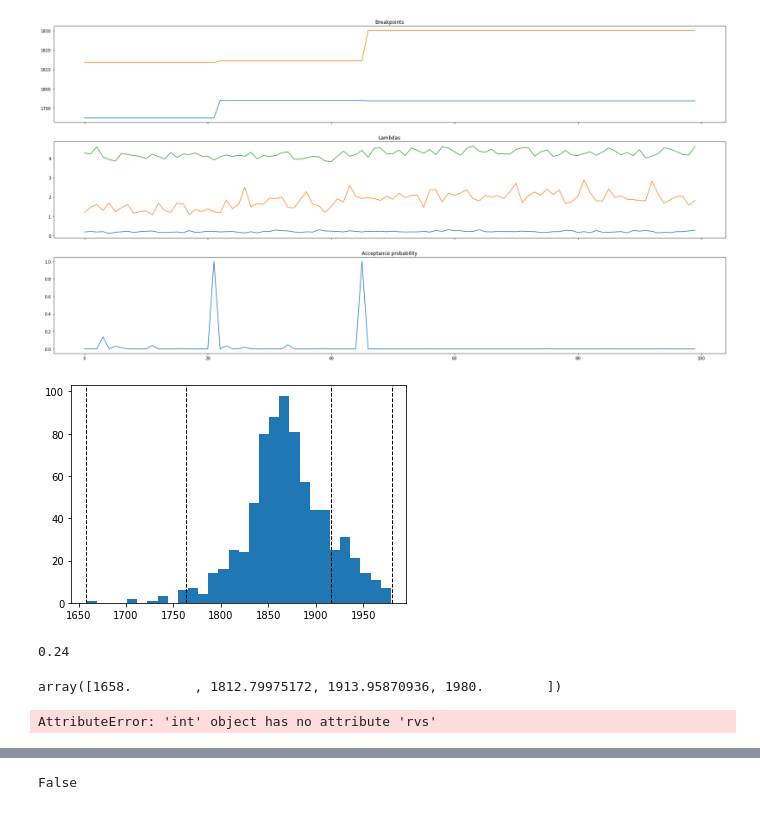
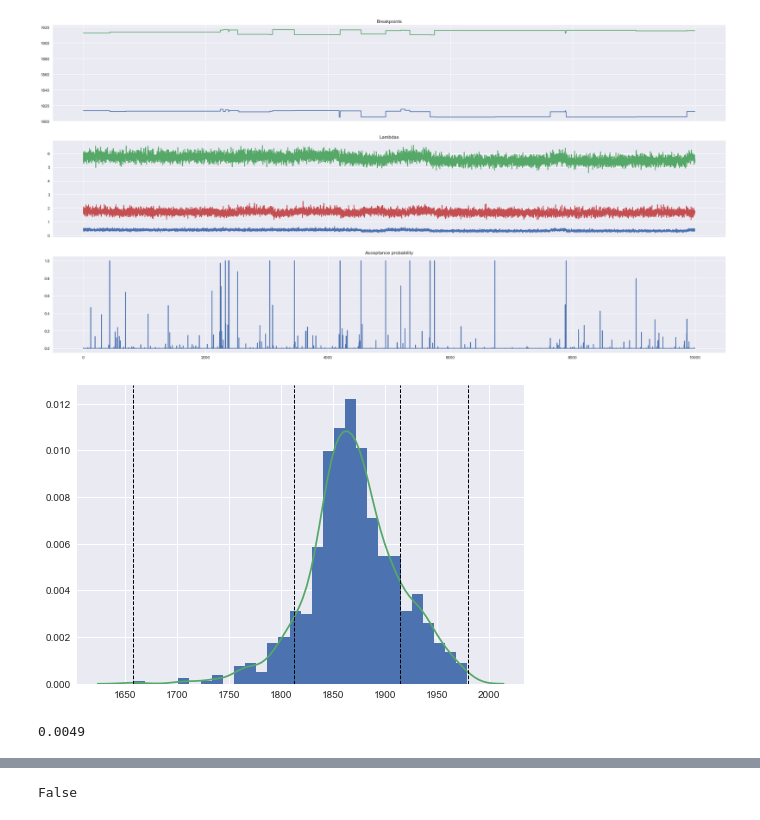
Before and after one commit to sleipner42/LP32020, a Jupyter notebook: monte-carlo/HA 3/MCMC.ipynb, the cells around one changed output, grey strips where cells are left out. Cells and saved outputs as stored; diff of their text form; code cells hidden in the pictures.

Commit message:
Lite i python på MCMC

```diff
--- a/monte-carlo/HA 3/MCMC.ipynb
+++ b/monte-carlo/HA 3/MCMC.ipynb
@@ -4,6 +4,9 @@ import numpy as np
 import matplotlib.pyplot as plt
 from numpy import genfromtxt
 from scipy.stats import gamma, uniform
+import seaborn as sns
+
+plt.style.use('seaborn')
 # %%
 disasters = genfromtxt('disasters.csv', delimiter = ',')
 
@@ -118,9 +121,9 @@ def init_mcmc(N, num_breakpoints, psi, rho, burn_in = 0, print_debug = False):
         else:
             breakpoints[index+1] = np.copy(breakpoints[index])
 
-    return breakpoints[burn_in:], lambdas[burn_in:], probs[burn_in:], accepts[burn_in:]
+    return breakpoints[burn_in:], thetas[burn_in:], lambdas[burn_in:], probs[burn_in:], accepts[burn_in:]
 # %%
-breakpoints, lambdas, probs, accepts = init_mcmc(N = 100, num_breakpoints = 2, psi = 0.5, rho = 0.1 ,burn_in = 200, print_debug = False)
+breakpoints, thetas, lambdas, probs, accepts = init_mcmc(N = 10**4, num_breakpoints = 2, psi = 7, rho = 0.1 ,burn_in = 200, print_debug = False)
 fig, (ax1, ax2, ax3) = plt.subplots(3, figsize = (30,15), sharex = True)
 ax1.plot(breakpoints[:, 1:-1])
 ax1.set_title("Breakpoints")
@@ -130,22 +133,15 @@ ax3.plot(probs)
 ax3.set_title("Acceptance probability")
 plt.show()
 # %% [output]
-[figure, old version]
+[figure, new version]
 # %%
-plt.hist(disasters, bins = 'auto')
+plt.hist(disasters, bins = 'auto', density  = True)
+sns.distplot(disasters, hist = False)
 for breakpoint in breakpoints[-1]:
     plt.axvline(breakpoint, color='k', linestyle='dashed', linewidth=1)
 # %% [output]
-[figure, old version]
+[figure, new version]
 # %%
 np.sum(accepts)/len(accepts)
 # %% [output]
-0.24
+0.0049
-# %%
-breakpoints[-1]
-# %% [output]
-array([1658.        , 1812.79975172, 1913.95870936, 1980.        ])
-# %%
-gamma.rvs()
-# %% [output]
-AttributeError: 'int' object has no attribute 'rvs'
```
Also changed, not shown: parts of 2 cells of this notebook.
